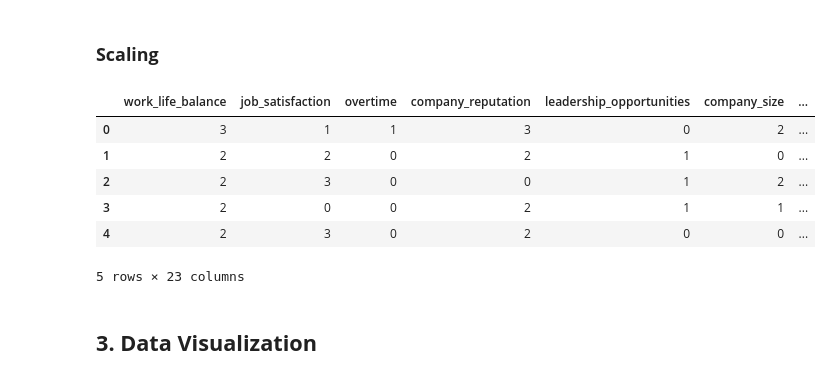
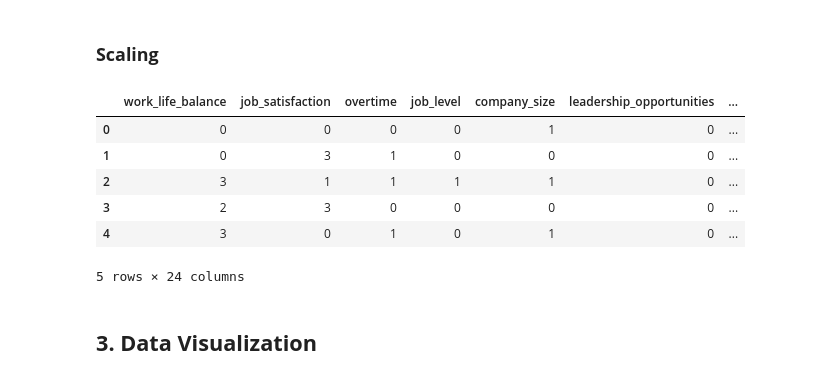
Before and after one commit to MuhammedMahmoud0/Employee-Attrition-Prediction-and-Analysis-DEPI, a Jupyter notebook: notebooks/Milestone2/main.ipynb, the cells around one changed output. Saved outputs shown, nothing was run; the diff lists cells and outputs as text; code cells hidden in the pictures.

```diff
--- a/notebooks/Milestone2/main.ipynb
+++ b/notebooks/Milestone2/main.ipynb
@@ -18,7 +18,7 @@ warnings.filterwarnings('ignore')
 # %% [markdown]
 ### **Load the data**
 # %%
-path = "../../data/Faker_Data/Preprocessed_Data/preprocessed_data.csv"
+path = "../../data/Faker_Data/synthetic_hr_dataset.csv"
 df = pd.read_csv(path)
 # %%
 df.sample(5)
@@ -451,32 +495,32 @@ df_encoded.sample(5)
 # ]
 # %%
 # 🧮 Define the columns for each scaling type
-standard_scale_cols = ['age']
+standard_scale_cols = ['age', 'age_before_working']
 minmax_scale_cols = ['years_at_company', 'monthly_income', 'number_of_promotions']
 
 # Copy dataframe to avoid overwriting original
 df_scaled = df_encoded.copy()
 
 # ⚙️ Initialize scalers
 standard_scaler = StandardScaler()
 minmax_scaler = MinMaxScaler()
 
 # 🧠 Apply StandardScaler
 df_scaled[standard_scale_cols] = standard_scaler.fit_transform(df_scaled[standard_scale_cols])
 
 # 💵 Apply MinMaxScaler
 df_scaled[minmax_scale_cols] = minmax_scaler.fit_transform(df_scaled[minmax_scale_cols])
 
 # ✅ Check the scaled results
 df_scaled.head()
 # %% [output]
-|  | work_life_balance | job_satisfaction | overtime | company_reputation | leadership_opportunities | company_size | ... |
-| 0 | 3 | 1 | 1 | 3 | 0 | 2 | ... |
-| 1 | 2 | 2 | 0 | 2 | 1 | 0 | ... |
-| 2 | 2 | 3 | 0 | 0 | 1 | 2 | ... |
-| 3 | 2 | 0 | 0 | 2 | 1 | 1 | ... |
-| 4 | 2 | 3 | 0 | 2 | 0 | 0 | ... |
+|  | work_life_balance | job_satisfaction | overtime | job_level | company_size | leadership_opportunities | ... |
+| 0 | 0 | 0 | 0 | 0 | 1 | 0 | ... |
+| 1 | 0 | 3 | 1 | 0 | 0 | 0 | ... |
+| 2 | 3 | 1 | 1 | 1 | 1 | 0 | ... |
+| 3 | 2 | 3 | 0 | 0 | 0 | 0 | ... |
+| 4 | 3 | 0 | 1 | 0 | 1 | 0 | ... |
-5 rows × 23 columns
+5 rows × 24 columns
 # %% [markdown]
 ## **3. Data Visualization**
 # %%
```
Also changed, not shown: parts of 38 cells of this notebook.
